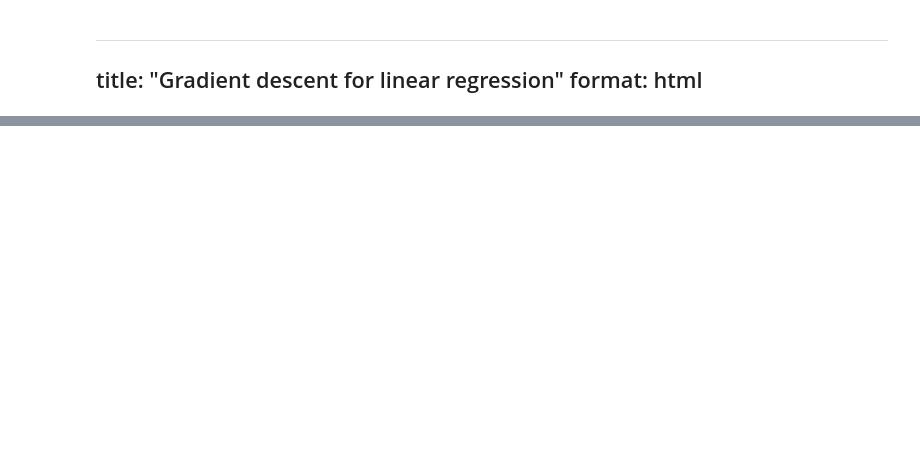
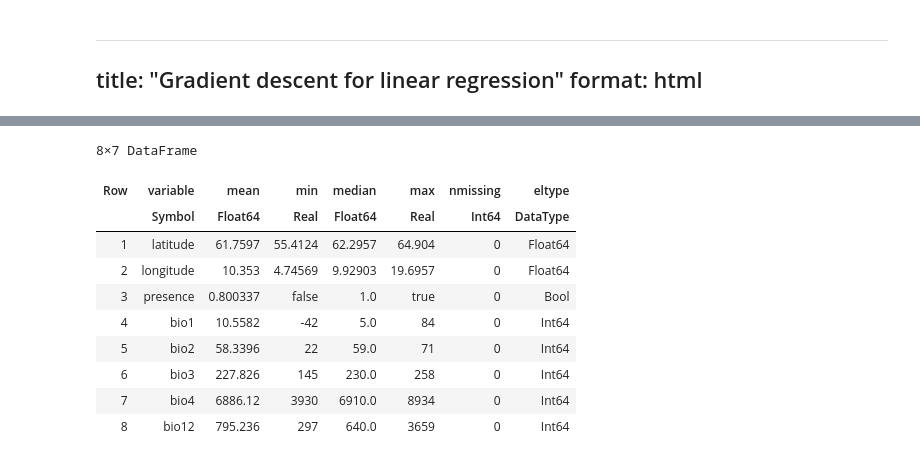
Before and after one commit to tpoisot/MLBS, a Jupyter notebook: notebooks/gradientdescent.ipynb, the cells around one changed output, grey strips where cells are left out. Saved outputs shown, nothing was run; the diff lists cells and outputs as text; code cells hidden in the pictures; blank space fills up the shorter version.

```diff
--- a/notebooks/gradientdescent.ipynb
+++ b/notebooks/gradientdescent.ipynb
@@ -16,3 +16,16 @@ ArgumentError: ArgumentError: Package DataFrames not found in current path.
 # %%
 # Load the data
-data =
+rangifer = DataFrame(CSV.File("../data/gradientdescent/climate.csv"))
+describe(rangifer)
+# %% [output]
+8×7 DataFrame
+| Row | variable | mean | min | median | max | nmissing | eltype |
+|  | Symbol | Float64 | Real | Float64 | Real | Int64 | DataType |
+| 1 | latitude | 61.7597 | 55.4124 | 62.2957 | 64.904 | 0 | Float64 |
+| 2 | longitude | 10.353 | 4.74569 | 9.92903 | 19.6957 | 0 | Float64 |
+| 3 | presence | 0.800337 | false | 1.0 | true | 0 | Bool |
+| 4 | bio1 | 10.5582 | -42 | 5.0 | 84 | 0 | Int64 |
+| 5 | bio2 | 58.3396 | 22 | 59.0 | 71 | 0 | Int64 |
+| 6 | bio3 | 227.826 | 145 | 230.0 | 258 | 0 | Int64 |
+| 7 | bio4 | 6886.12 | 3930 | 6910.0 | 8934 | 0 | Int64 |
+| 8 | bio12 | 795.236 | 297 | 640.0 | 3659 | 0 | Int64 |
```
Also changed, not shown: parts of 5 cells of this notebook, 1 other file.
